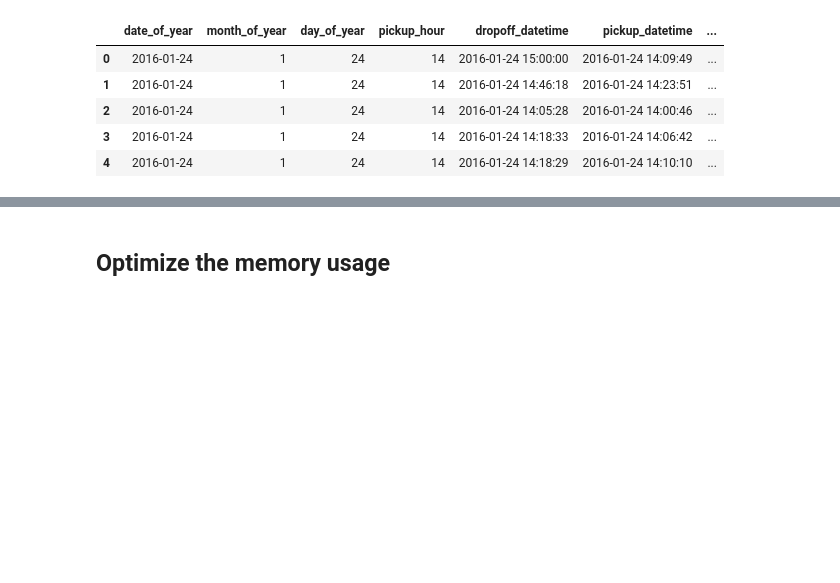
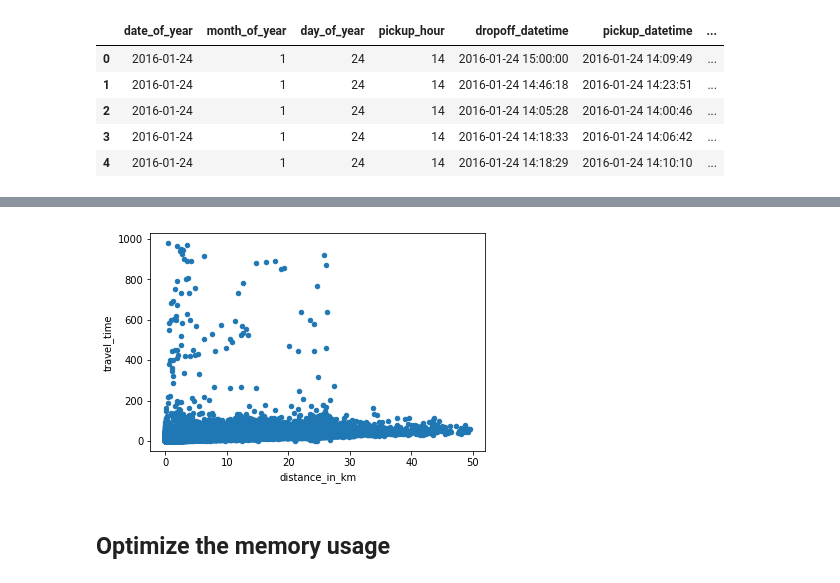
Before and after one commit to Jay4869/NYC-Taxi-FHV-Project, a Jupyter notebook: sample of project.ipynb, the cells around one changed output, grey strips where cells are left out. Cells and saved outputs as stored; diff of their text form; code cells hidden in the pictures; blank space fills up the shorter version.

```diff
--- a/sample of project.ipynb
+++ b/sample of project.ipynb
@@ -109,3 +124,9 @@ memory usage: 482.6 MB
+# %%
+data_sm = data[(data['travel_time']>0) & (data['distance_in_km']<50)  & (data['travel_time']<1000)]
+
+data_sm.plot(x='distance_in_km',y='travel_time',kind='scatter')
+# %% [output]
+[figure, added]
 # %% [markdown]
 ## Optimize the memory usage
 # %%
```
Also changed, not shown: parts of 15 cells of this notebook.
